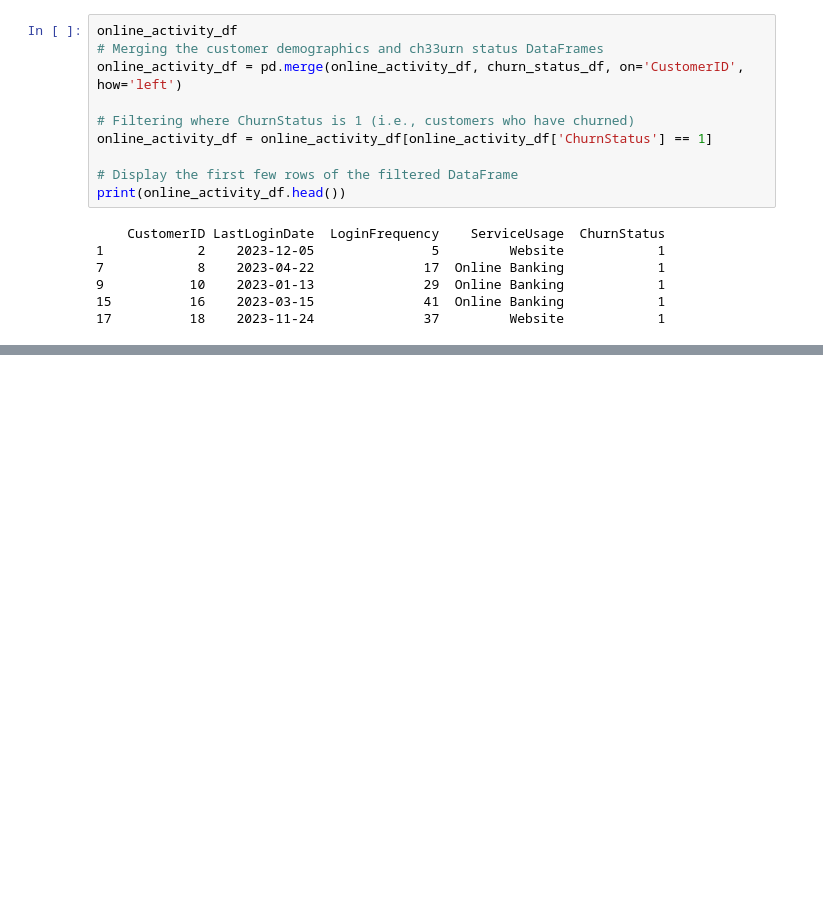
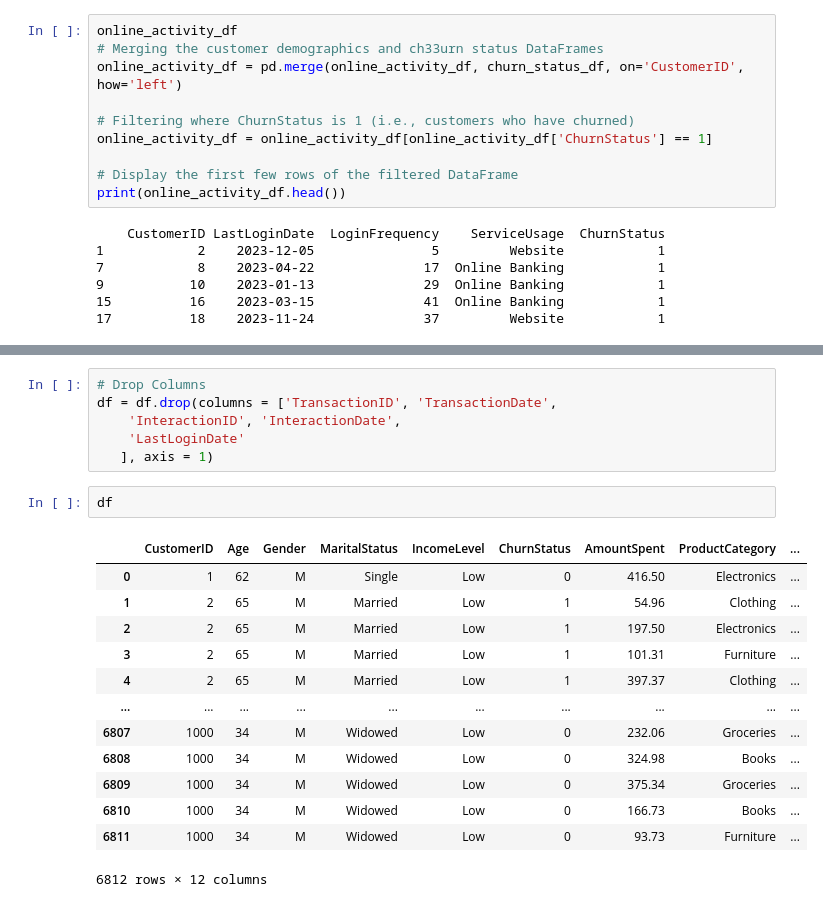
Before and after one commit to AliNasirDawood/LLyods-Banking-Group-Risk-Customer-Crunch-Prediction, a Jupyter notebook: EDA.ipynb, the cells around one changed output, grey strips where cells are left out. Saved outputs shown, nothing was run; the diff lists cells and outputs as text; blank space fills up the shorter version.

```diff
--- a/EDA.ipynb
+++ b/EDA.ipynb
@@ -399,0 +432,22 @@ fig.show()
+# %%
+# Drop Columns
+df = df.drop(columns = ['TransactionID', 'TransactionDate',
+    'InteractionID', 'InteractionDate',
+    'LastLoginDate'
+   ], axis = 1)
+# %%
+df
+# %% [output]
+|  | CustomerID | Age | Gender | MaritalStatus | IncomeLevel | ChurnStatus | AmountSpent | ProductCategory | ... |
+| 0 | 1 | 62 | M | Single | Low | 0 | 416.50 | Electronics | ... |
+| 1 | 2 | 65 | M | Married | Low | 1 | 54.96 | Clothing | ... |
+| 2 | 2 | 65 | M | Married | Low | 1 | 197.50 | Electronics | ... |
+| 3 | 2 | 65 | M | Married | Low | 1 | 101.31 | Furniture | ... |
+| 4 | 2 | 65 | M | Married | Low | 1 | 397.37 | Clothing | ... |
+| ... | ... | ... | ... | ... | ... | ... | ... | ... | ... |
+| 6807 | 1000 | 34 | M | Widowed | Low | 0 | 232.06 | Groceries | ... |
+| 6808 | 1000 | 34 | M | Widowed | Low | 0 | 324.98 | Books | ... |
+| 6809 | 1000 | 34 | M | Widowed | Low | 0 | 375.34 | Groceries | ... |
+| 6810 | 1000 | 34 | M | Widowed | Low | 0 | 166.73 | Books | ... |
+| 6811 | 1000 | 34 | M | Widowed | Low | 0 | 93.73 | Furniture | ... |
+6812 rows × 12 columns
```
Also changed, not shown: parts of 18 cells of this notebook, 1 other file.
